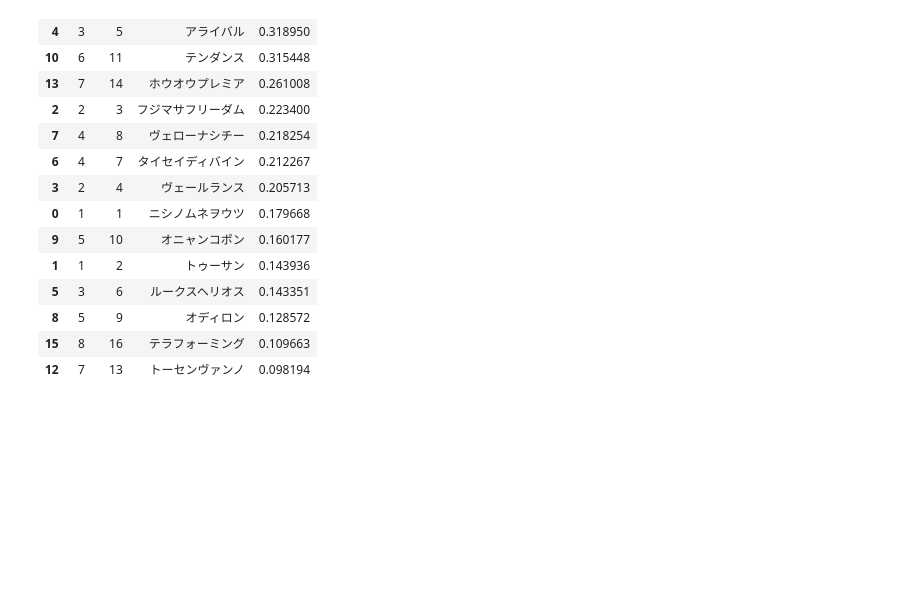
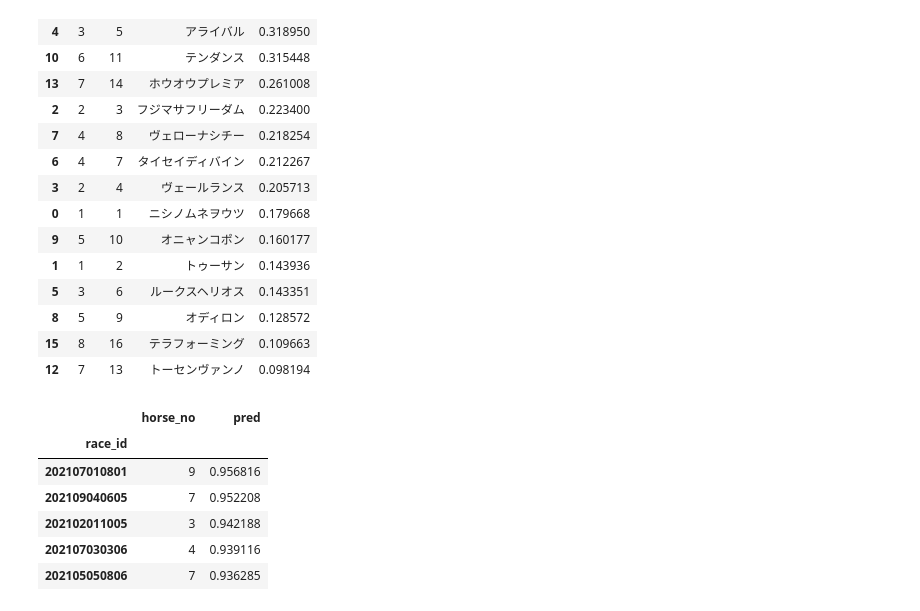
Before and after one commit to Moka-D/KeibaAI, a Jupyter notebook: train.ipynb, the cells around one changed output. Drawn from its saved outputs; the diff is of its cells as text; code cells hidden in the pictures; blank space fills up the shorter version.

```diff
--- a/train.ipynb
+++ b/train.ipynb
@@ -320,0 +312,13 @@ df[['枠', '馬番', '馬名', 'pred']].sort_values('pred', ascending=False)
+# %%
+pred_table = X_test.copy()[['horse_no']]
+pred_table['pred'] = model.predict_proba(X_test)[:, 0]
+pred_table = pred_table[pred_table['pred'] > 0.8].sort_values('pred', ascending=False).groupby(level=0).head(3)
+pred_table.head()
+# %% [output]
+|  | horse_no | pred |
+| race_id |  |  |
+| 202107010801 | 9 | 0.956816 |
+| 202109040605 | 7 | 0.952208 |
+| 202102011005 | 3 | 0.942188 |
+| 202107030306 | 4 | 0.939116 |
+| 202105050806 | 7 | 0.936285 |
```
Also changed, not shown: parts of 15 cells of this notebook, 2 other files.
